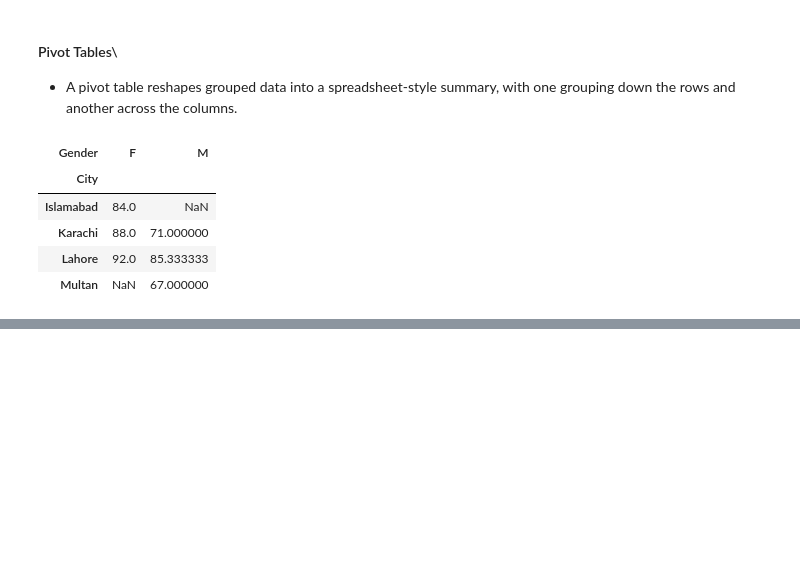
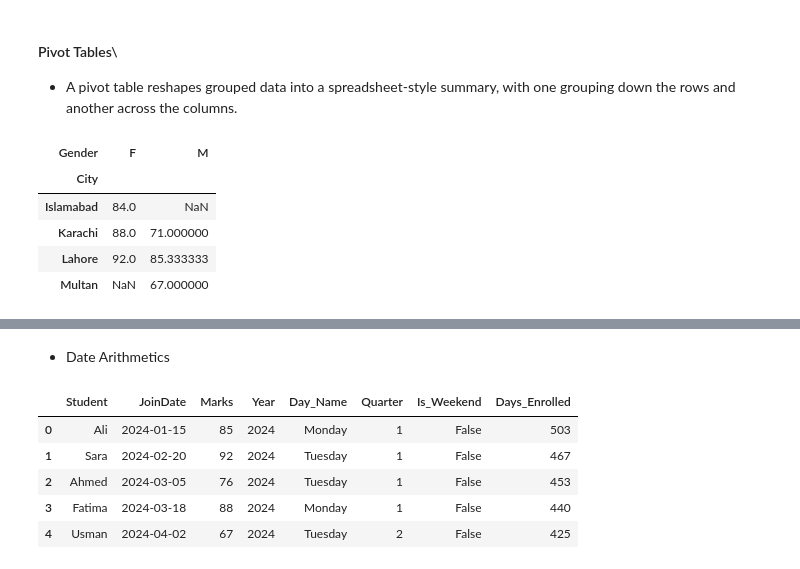
Before and after one commit to FatehAli02/ai-foundation-portfolio, a Jupyter notebook: 01-python-numpy-pandas-git/notebooks/pandas_3.ipynb, the cells around one changed output, grey strips where cells are left out. Saved outputs shown, nothing was run; the diff lists cells and outputs as text; code cells hidden in the pictures; blank space fills up the shorter version.

```diff
--- a/01-python-numpy-pandas-git/notebooks/pandas_3.ipynb
+++ b/01-python-numpy-pandas-git/notebooks/pandas_3.ipynb
@@ -262,0 +420,8 @@ df.pivot_table(values="Marks", index="City", columns="Gender", aggfunc="mean")
+# %%
+dates = pd.DataFrame({
+    "Student": ["Ali", "Sara", "Ahmed", "Fatima", "Usman"],
+    "JoinDate": ["2024-01-15", "2024-02-20", "2024-03-05", "2024-03-18", "2024-04-02"],
+    "Marks": [85, 92, 76, 88, 67]
+})
+dates["JoinDate"] = pd.to_datetime(dates["JoinDate"])
+dates["JoinDate"]
@@ -262,0 +445,5 @@ df.pivot_table(values="Marks", index="City", columns="Gender", aggfunc="mean")
+# %%
+dates["Year"] = dates['JoinDate'].dt.year
+dates["Day_Name"] = dates['JoinDate'].dt.day_name()
+dates["Quarter"] = dates['JoinDate'].dt.quarter
+dates["Is_Weekend"] = dates["JoinDate"].dt.dayofweek >= 5
@@ -262,0 +459,13 @@ df.pivot_table(values="Marks", index="City", columns="Gender", aggfunc="mean")
+# %% [markdown]
+- Date Arithmetics
+# %%
+today = pd.Timestamp("2025-06-01")
+dates["Days_Enrolled"] = (today - dates["JoinDate"]).dt.days
+dates
+# %% [output]
+|  | Student | JoinDate | Marks | Year | Day_Name | Quarter | Is_Weekend | Days_Enrolled |
+| 0 | Ali | 2024-01-15 | 85 | 2024 | Monday | 1 | False | 503 |
+| 1 | Sara | 2024-02-20 | 92 | 2024 | Tuesday | 1 | False | 467 |
+| 2 | Ahmed | 2024-03-05 | 76 | 2024 | Tuesday | 1 | False | 453 |
+| 3 | Fatima | 2024-03-18 | 88 | 2024 | Monday | 1 | False | 440 |
+| 4 | Usman | 2024-04-02 | 67 | 2024 | Tuesday | 2 | False | 425 |
```
Also changed, not shown: parts of 29 cells of this notebook, 1 other file.
